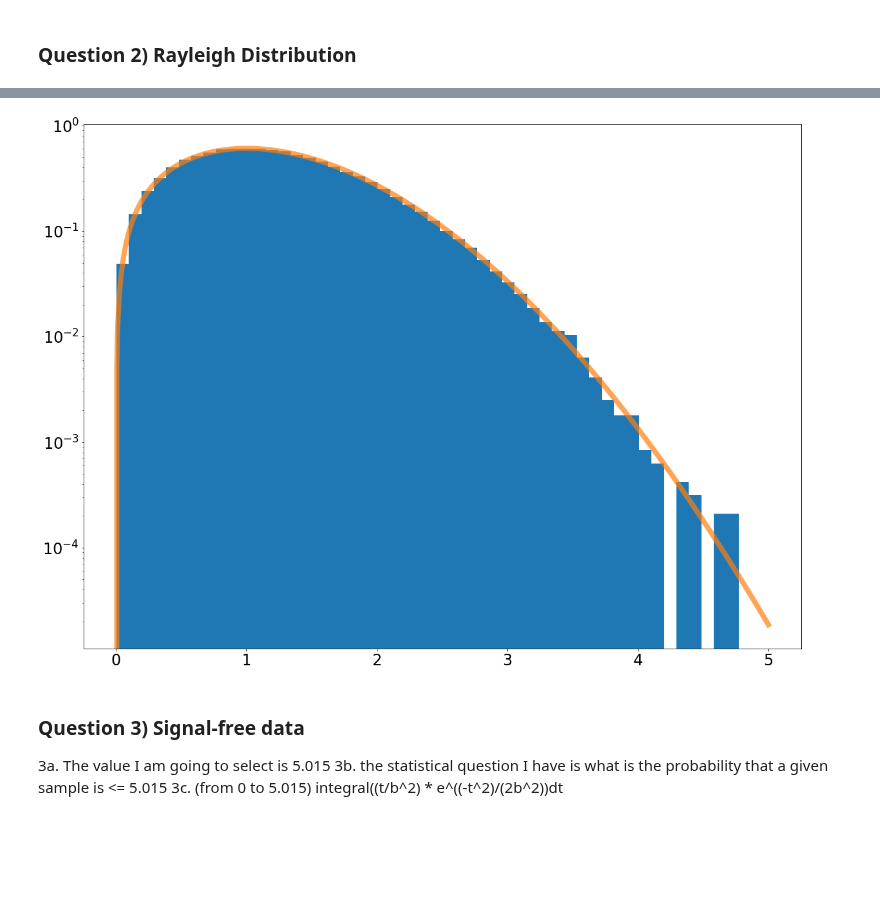
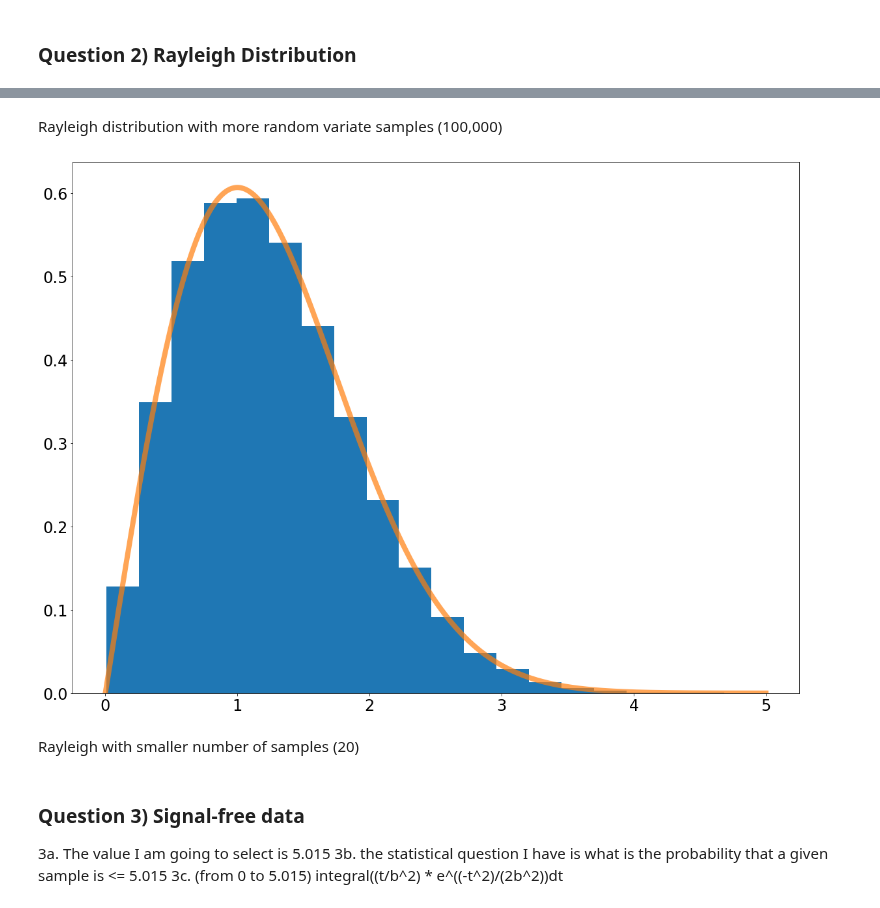
Before and after one commit to elocj/PHYS434, a Jupyter notebook: lab1/lab1.ipynb, the cells around one changed output, grey strips where cells are left out. Cells and saved outputs as stored; diff of their text form; code cells hidden in the pictures; blank space fills up the shorter version.

```diff
--- a/lab1/lab1.ipynb
+++ b/lab1/lab1.ipynb
@@ -58,14 +61,16 @@ plt.show()
+# %% [markdown]
+Rayleigh distribution with more random variate samples (100,000)
 # %%
 fig, ax = plt.subplots(1, 1)
-ax.hist(d,50, density=True)
-plt.yscale('log')
+ax.hist(d,20, density=True)
 plt.tick_params(labelsize = 24)
-# plt.xlim([4.95,5.05])
 x = np.linspace(0, 5,1000)
 ax.plot(x,stats.rayleigh.pdf(x),linewidth = 8,alpha = 0.7)
 plt.show()
 # %% [output]
-[figure, old version]
+[figure, new version]
+# %% [markdown]
+Rayleigh with smaller number of samples (20)
 # %% [markdown]
 ### Question 3) Signal-free data
 3a. The value I am going to select is 5.015
```
Also changed, not shown: parts of 8 cells of this notebook.
